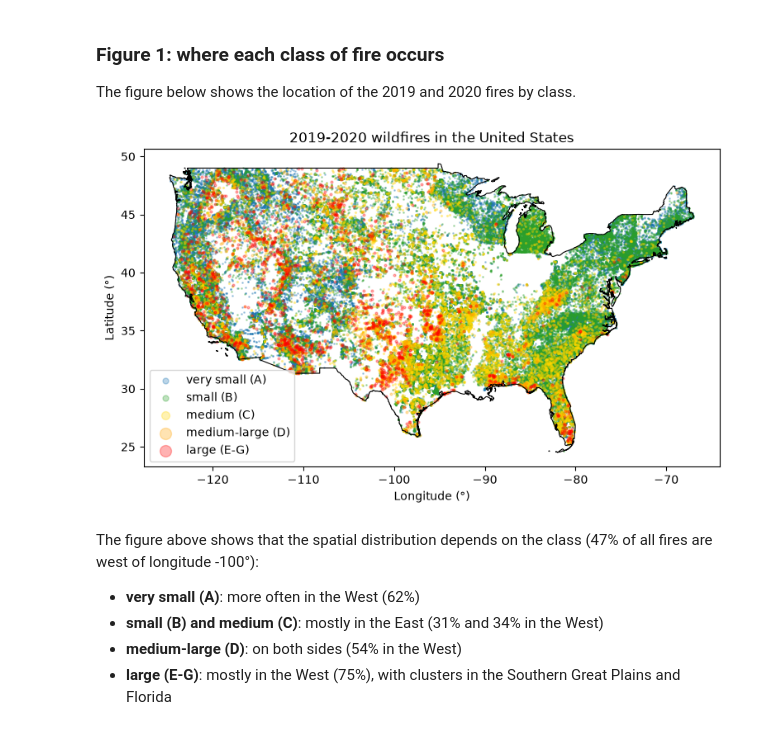
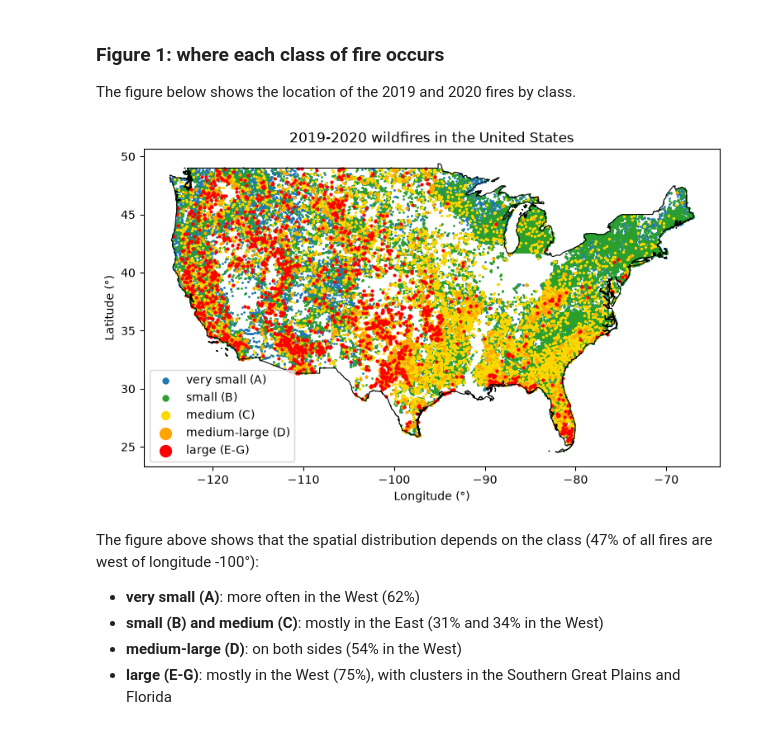
Before and after one commit to SadPeanut/MachineLearningProject, a Jupyter notebook: milestone1.ipynb, the cells around one changed output. Cells and saved outputs as stored; diff of their text form; code cells hidden in the pictures.

Commit message:
Milestone 1: remove the transparency of Figure 1

```diff
--- a/milestone1.ipynb
+++ b/milestone1.ipynb
@@ -177,20 +177,20 @@ The figure below shows the location of the 2019 and 2020 fires by class.
 # %%
 contour = pd.read_csv("contour_us.csv")
 
 fig, ax = plt.subplots(figsize=(9, 5))
-ax.scatter(df.loc[y == 0, "LONGITUDE"], df.loc[y == 0, "LATITUDE"], s=1, c="tab:blue", label="very small (A)", alpha=0.3)
-ax.scatter(df.loc[y == 1, "LONGITUDE"], df.loc[y == 1, "LATITUDE"], s=1, c="tab:green", label="small (B)", alpha=0.3)
-ax.scatter(df.loc[y == 2, "LONGITUDE"], df.loc[y == 2, "LATITUDE"], s=2, c="gold", label="medium (C)", alpha=0.3)
-ax.scatter(df.loc[y == 3, "LONGITUDE"], df.loc[y == 3, "LATITUDE"], s=4, c="orange", label="medium-large (D)", alpha=0.3)
-ax.scatter(df.loc[y == 4, "LONGITUDE"], df.loc[y == 4, "LATITUDE"], s=4, c="red", label="large (E-G)", alpha=0.3)
+ax.scatter(df.loc[y == 0, "LONGITUDE"], df.loc[y == 0, "LATITUDE"], s=1, c="tab:blue", label="very small (A)")
+ax.scatter(df.loc[y == 1, "LONGITUDE"], df.loc[y == 1, "LATITUDE"], s=1, c="tab:green", label="small (B)")
+ax.scatter(df.loc[y == 2, "LONGITUDE"], df.loc[y == 2, "LATITUDE"], s=2, c="gold", label="medium (C)")
+ax.scatter(df.loc[y == 3, "LONGITUDE"], df.loc[y == 3, "LATITUDE"], s=4, c="orange", label="medium-large (D)")
+ax.scatter(df.loc[y == 4, "LONGITUDE"], df.loc[y == 4, "LATITUDE"], s=4, c="red", label="large (E-G)")
 ax.plot(contour["lon"], contour["lat"], c="black", lw=0.8)
 ax.set_xlabel("Longitude (°)")
 ax.set_ylabel("Latitude (°)")
 ax.set_title("2019-2020 wildfires in the United States")
 ax.legend(markerscale=5)
 plt.show()
 # %% [output]
-[figure, old version]
+[figure, new version]
 # %% [markdown]
 The figure above shows that the spatial distribution depends on the class (47% of all fires are west of longitude -100°):
 
```
